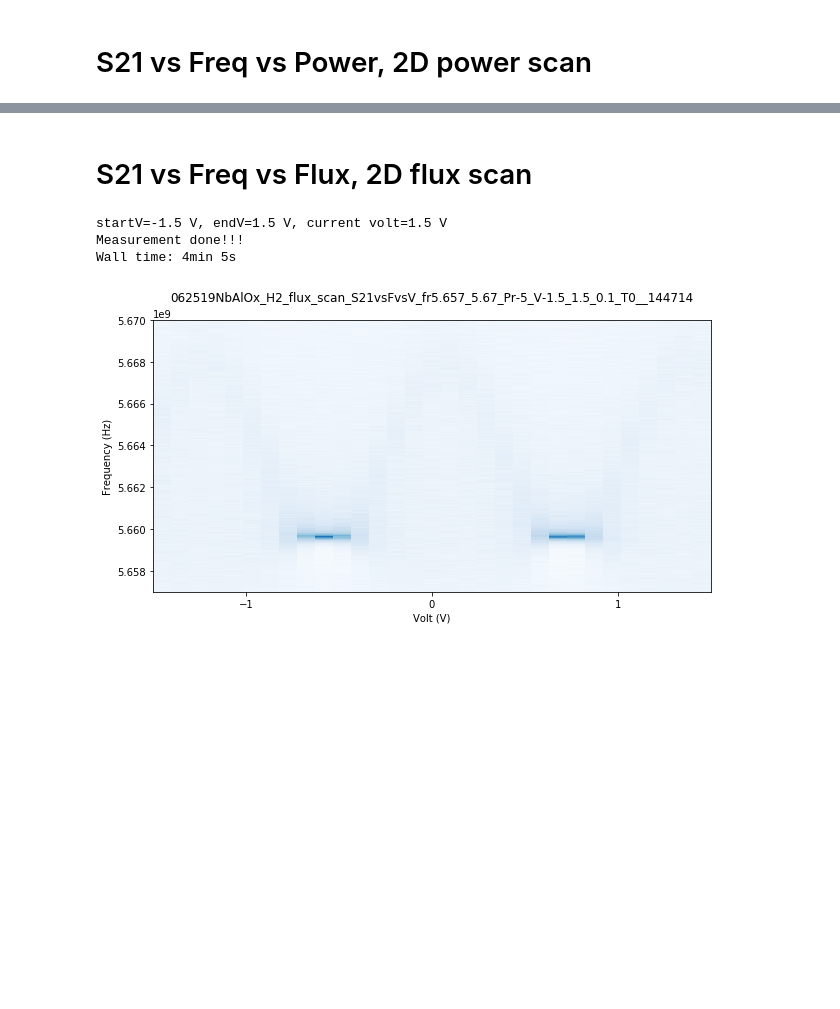
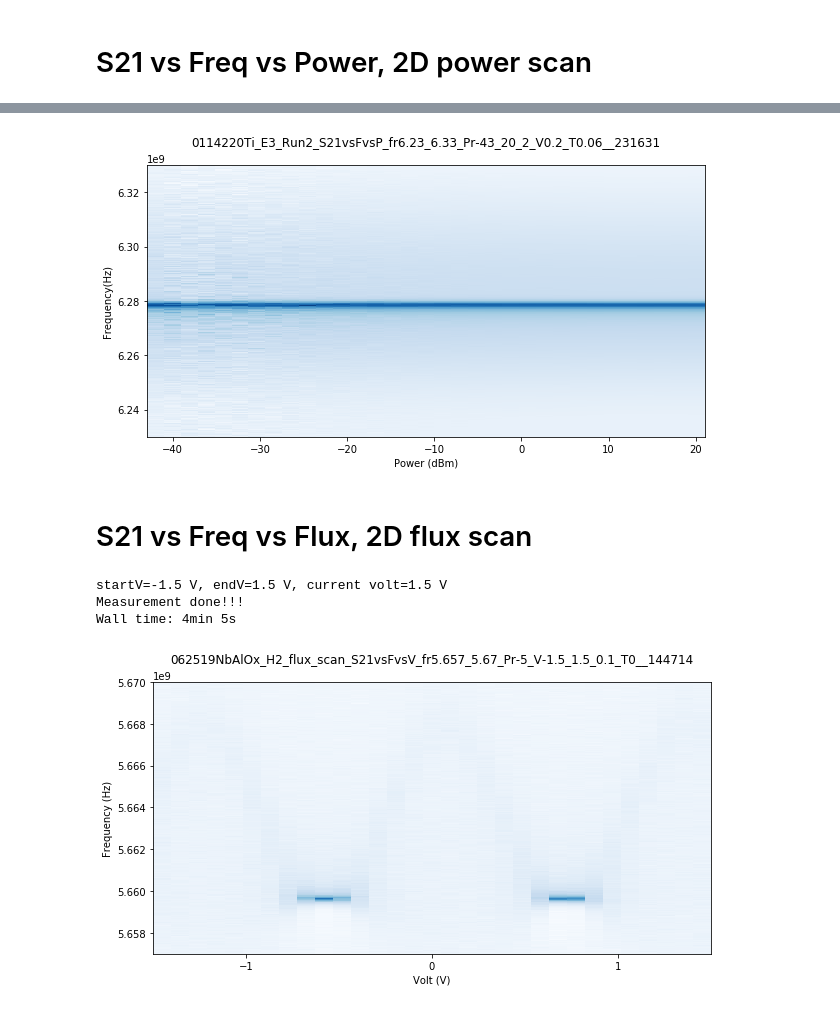
Before and after one commit to JaseungKu/python-code-SYR, a Jupyter notebook: PNA/Vito's Copy - Cavity_scan.ipynb, the cells around one changed output, grey strips where cells are left out. Drawn from its saved outputs; the diff is of its cells as text; code cells hidden in the pictures; blank space fills up the shorter version.

```diff
--- a/PNA/Vito's Copy - Cavity_scan.ipynb
+++ b/PNA/Vito's Copy - Cavity_scan.ipynb
@@ -217,10 +231,10 @@ Measurement finished!!!
 #########################################################################################
 
 # set up parameters
-startFreq, endFreq = 5.654e9, 5.668e9   #Not sure how to set the frequency range?
-numPoints, avg =1001, 10
-IFStart, IFEnd = 500, 1000 # Hz
-startPwr, endPwr, stepPwr = -20, 10, 2 # [dBm]
+startFreq, endFreq = 6.23e9, 6.33e9   #Not sure how to set the frequency range?
+numPoints, avg = 401, 100
+IFStart, IFEnd = 50, 10000 # Hz
+startPwr, endPwr, stepPwr = -43, 20, 2 # [dBm]
 Vglb_init = 0.2 #For ADR1 [volts]
 V2_init = 0   # For ADR2 [volts]
 
@@ -228,11 +242,11 @@ V2_init = 0   # For ADR2 [volts]
 
 # Sample ID Tag
 
-sampleID = '062519NbAlOx_H2'
+sampleID = '0114220Ti_E3_Run2'
 suffix = ''
 #suffix = 'cav2'
 
-save_path = r'Z:\Experiments\Dirty Aluminum\Qubit\062519NbAlOx_H2'
+save_path = r'Z:\Experiments\Titanium\011420Ti\022020\E3'
 #save_path = r'C:\Users\Lab User\Desktop\Crap, please organize\SFQFlipIV\MCMunknown'
 
 commentStr=''  # comment to be placed in the log file.
@@ -270,12 +284,18 @@ plotobj= myplots_py3.plot2D(ylabel = 'Frequency(Hz)', xlabel='Power (dBm)', titl
 
 # preconfigure instrument
 pna.setupMeas()
+time.sleep(0.5)
 pna.setSweepType('linear')
+time.sleep(0.5)
 pna.setFreqStartEnd(startFreq, endFreq)
+time.sleep(0.5)
 pna.avgCount(avg)
+time.sleep(0.5)
 pna.numPoints(numPoints)
+time.sleep(0.5)
 pna.pwrOn()
-sim_1.setVoltage(Vglb_init)
+time.sleep(0.5)
+#sim_1.setVoltage(Vglb_init)
 #sim_2.setVoltage(V2_init)
 
 
@@ -292,12 +312,16 @@ for pwr in np.arange(startPwr, endPwr + stepPwr, stepPwr): # traverse in [pmin,
 
     # configure
     pna.setIF(IF_arr[i])
+    time.sleep(0.5)
     pna.setPwr(pwr)
+    time.sleep(0.5)
     pna.avgClear()
+    time.sleep(0.5)
     i += 1
 
     # fetch data from PNA
     freq, S21 = pna.getData(cplx=True) # S21 in linear scale
+    time.sleep(0.5)
 
     # S21 conversion
     S21_real, S21_imag = np.real(S21), np.imag(S21)
@@ -331,8 +355,10 @@ for pwr in np.arange(startPwr, endPwr + stepPwr, stepPwr): # traverse in [pmin,
 
 # Post measurement
 pna.setPwr(-50)
+time.sleep(0.5)
 pna.pwrOff()
-sim_1.setVoltage(0)
+time.sleep(0.5)
+#sim_1.setVoltage(0)
 #sim_2.setVoltage(0)
 plotobj.fig.savefig(os.path.join(save_path, baseFileName + '.png'))
 print('Measurement complete!!!')
@@ -343,3 +369,4 @@ Wall time: 3min 38s
+[figure, added]
 # %% [markdown]
 # S21 vs Freq vs Flux, 2D flux scan
 # %%
```
Also changed, not shown: parts of 5 cells of this notebook, 6 other files.
